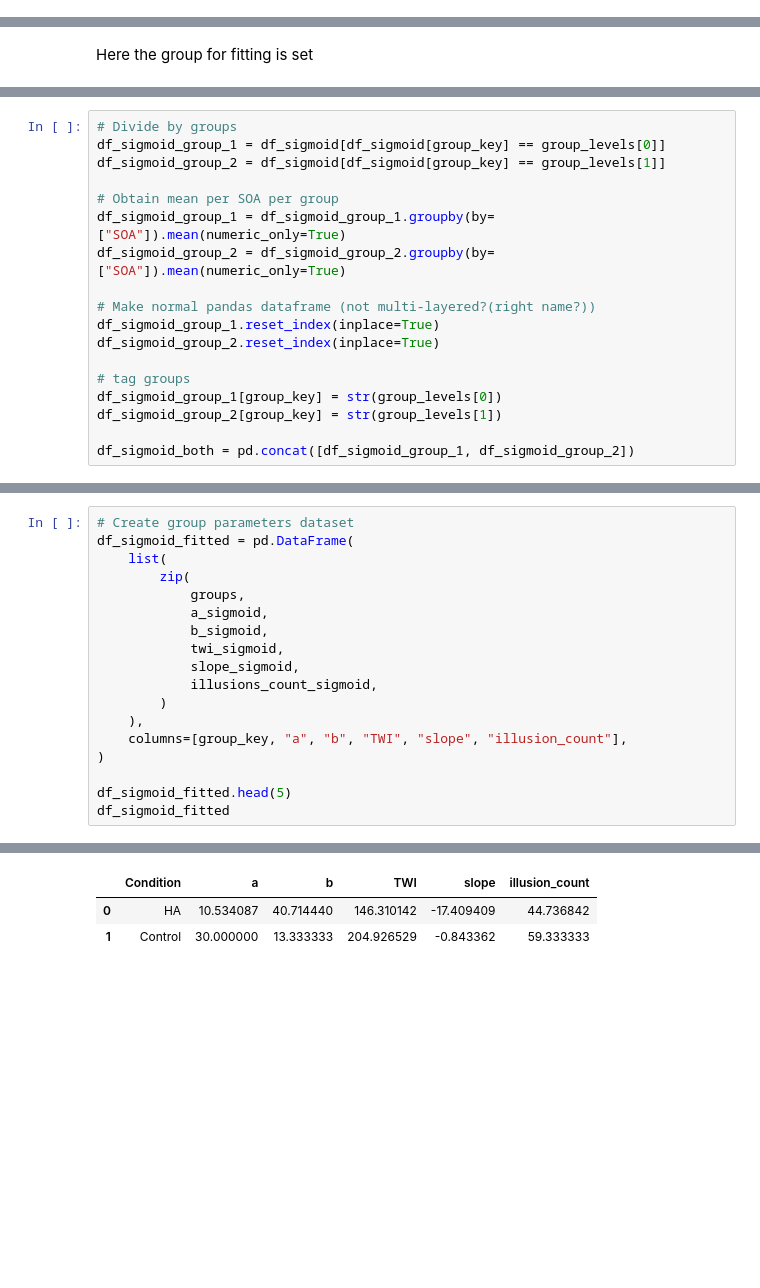
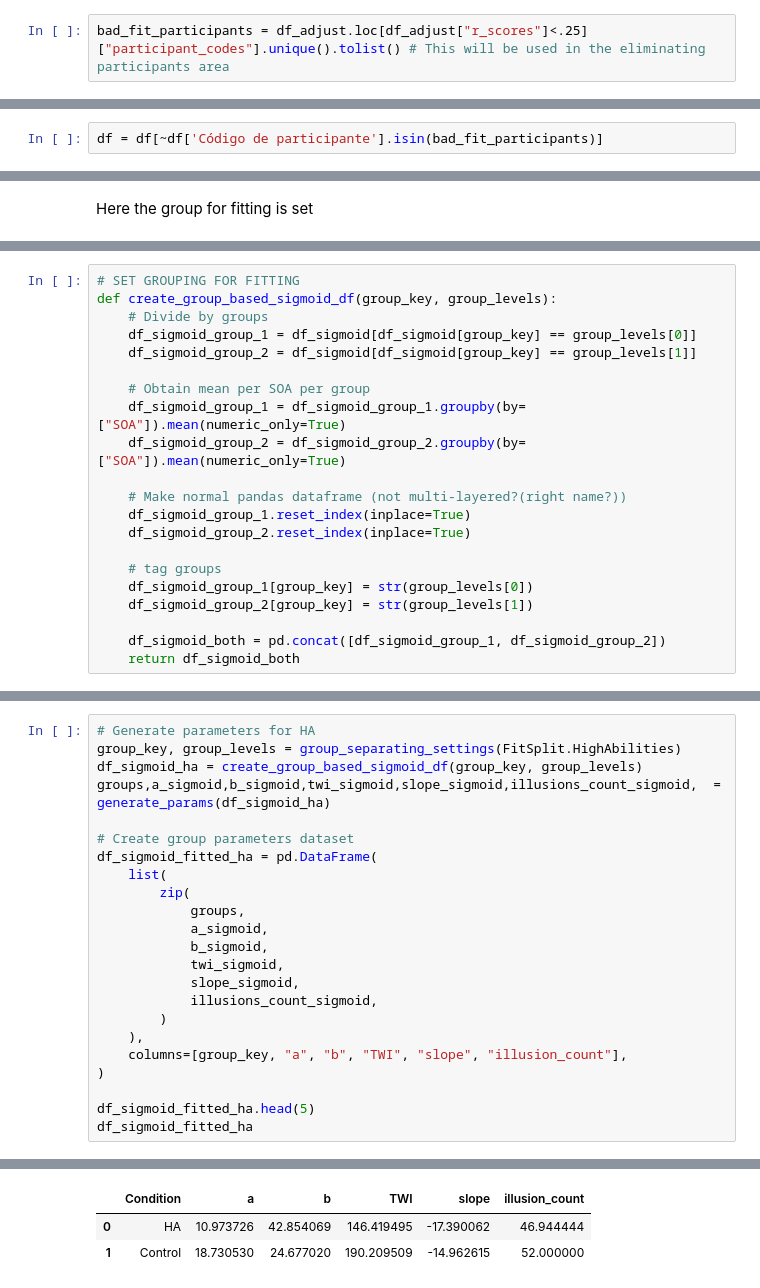
Before and after one commit to camila-maura/GIFTED-DFI, a Jupyter notebook: data_preprocessing.ipynb, the cells around one changed output, grey strips where cells are left out. Cells and saved outputs as stored; diff of their text form; blank space fills up the shorter version.

Commit message:
finished removing -.25 r2 participants and functions for automatic dataframe creation separation

```diff
--- a/data_preprocessing.ipynb
+++ b/data_preprocessing.ipynb
@@ -564,3 +677,5 @@ df_dfi.head(5)
+# %%
+bad_fit_participants = df_adjust.loc[df_adjust["r_scores"]<.25]["participant_codes"].unique().tolist() # This will be used in the eliminating participants area
 # %% [markdown]
 ## Audiometer data preprocessing
 # %% [markdown]
@@ -875,3 +991,5 @@ df["Avg_HL"] = df[
 - Psychiaric diagnosis : Psiq_diag
 - Psychiatric medication : Psiq_Med
 - Less than 6 hours of sleep the previous night : Slept_hours_yesterday
+# %%
+df = df[~df['Código de participante'].isin(bad_fit_participants)]
@@ -1260,18 +1387,21 @@ group_key, group_levels = group_separating_settings(FitSplit.HighAbilities)
 # %%
-# Divide by groups
-df_sigmoid_group_1 = df_sigmoid[df_sigmoid[group_key] == group_levels[0]]
-df_sigmoid_group_2 = df_sigmoid[df_sigmoid[group_key] == group_levels[1]]
+# SET GROUPING FOR FITTING
+def create_group_based_sigmoid_df(group_key, group_levels):
+    # Divide by groups
+    df_sigmoid_group_1 = df_sigmoid[df_sigmoid[group_key] == group_levels[0]]
+    df_sigmoid_group_2 = df_sigmoid[df_sigmoid[group_key] == group_levels[1]]
 
-# Obtain mean per SOA per group
-df_sigmoid_group_1 = df_sigmoid_group_1.groupby(by=["SOA"]).mean(numeric_only=True)
-df_sigmoid_group_2 = df_sigmoid_group_2.groupby(by=["SOA"]).mean(numeric_only=True)
+    # Obtain mean per SOA per group
+    df_sigmoid_group_1 = df_sigmoid_group_1.groupby(by=["SOA"]).mean(numeric_only=True)
+    df_sigmoid_group_2 = df_sigmoid_group_2.groupby(by=["SOA"]).mean(numeric_only=True)
 
-# Make normal pandas dataframe (not multi-layered?(right name?))
-df_sigmoid_group_1.reset_index(inplace=True)
-df_sigmoid_group_2.reset_index(inplace=True)
+    # Make normal pandas dataframe (not multi-layered?(right name?))
+    df_sigmoid_group_1.reset_index(inplace=True)
+    df_sigmoid_group_2.reset_index(inplace=True)
 
-# tag groups
-df_sigmoid_group_1[group_key] = str(group_levels[0])
-df_sigmoid_group_2[group_key] = str(group_levels[1])
+    # tag groups
+    df_sigmoid_group_1[group_key] = str(group_levels[0])
+    df_sigmoid_group_2[group_key] = str(group_levels[1])
 
-df_sigmoid_both = pd.concat([df_sigmoid_group_1, df_sigmoid_group_2])
+    df_sigmoid_both = pd.concat([df_sigmoid_group_1, df_sigmoid_group_2])
+    return df_sigmoid_both
@@ -1331,6 +1447,11 @@ for group in groups:
 # %%
+# Generate parameters for HA
+group_key, group_levels = group_separating_settings(FitSplit.HighAbilities)
+df_sigmoid_ha = create_group_based_sigmoid_df(group_key, group_levels)
+groups,a_sigmoid,b_sigmoid,twi_sigmoid,slope_sigmoid,illusions_count_sigmoid,  = generate_params(df_sigmoid_ha)
+
 # Create group parameters dataset
-df_sigmoid_fitted = pd.DataFrame(
+df_sigmoid_fitted_ha = pd.DataFrame(
     list(
         zip(
             groups,
@@ -1344,6 +1465,6 @@ df_sigmoid_fitted = pd.DataFrame(
     columns=[group_key, "a", "b", "TWI", "slope", "illusion_count"],
 )
 
-df_sigmoid_fitted.head(5)
-df_sigmoid_fitted
+df_sigmoid_fitted_ha.head(5)
+df_sigmoid_fitted_ha
 # %% [output]
@@ -1350,3 +1473,3 @@ df_sigmoid_fitted
 |  | Condition | a | b | TWI | slope | illusion_count |
-| 0 | HA | 10.534087 | 40.714440 | 146.310142 | -17.409409 | 44.736842 |
-| 1 | Control | 30.000000 | 13.333333 | 204.926529 | -0.843362 | 59.333333 |
+| 0 | HA | 10.973726 | 42.854069 | 146.419495 | -17.390062 | 46.944444 |
+| 1 | Control | 18.730530 | 24.677020 | 190.209509 | -14.962615 | 52.000000 |
```
Also changed, not shown: parts of 26 cells of this notebook, 1 other file.
